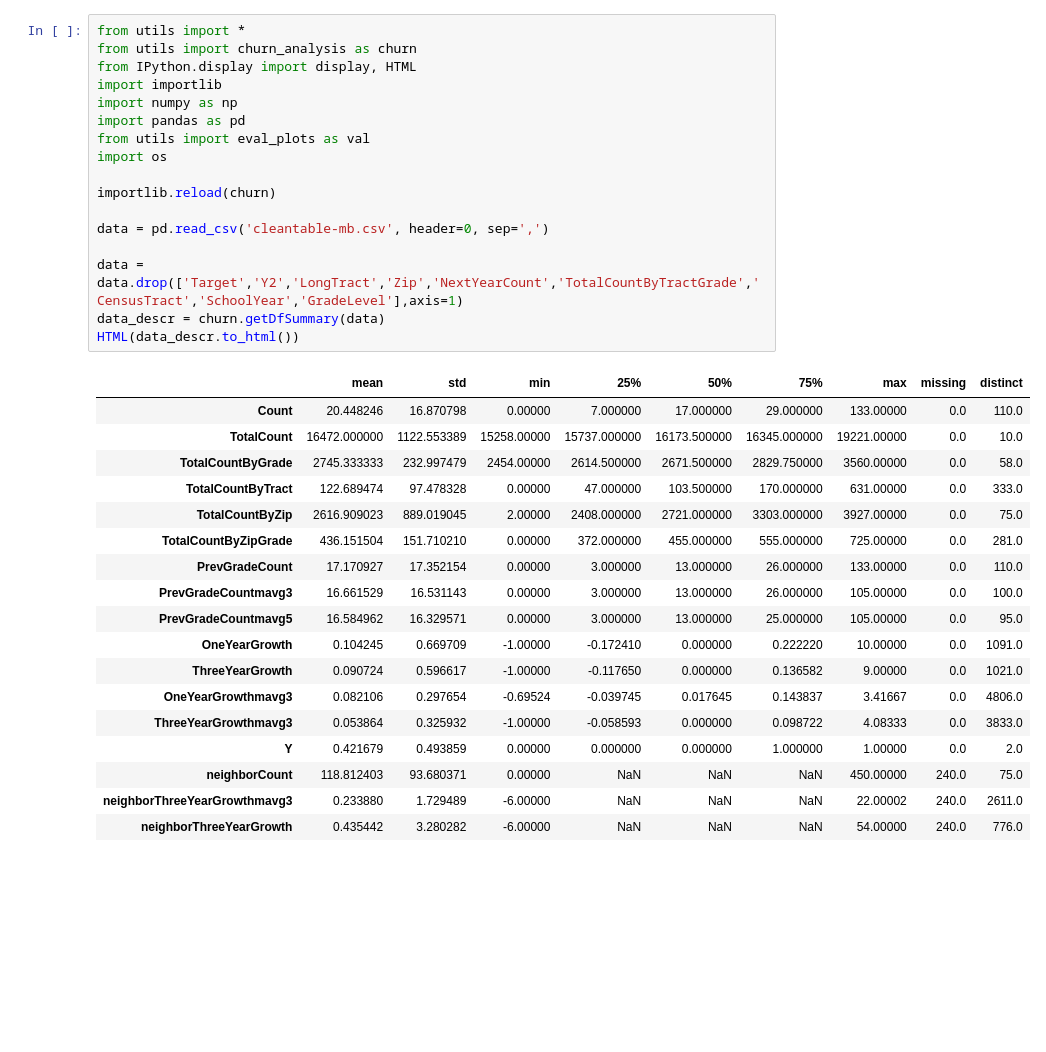
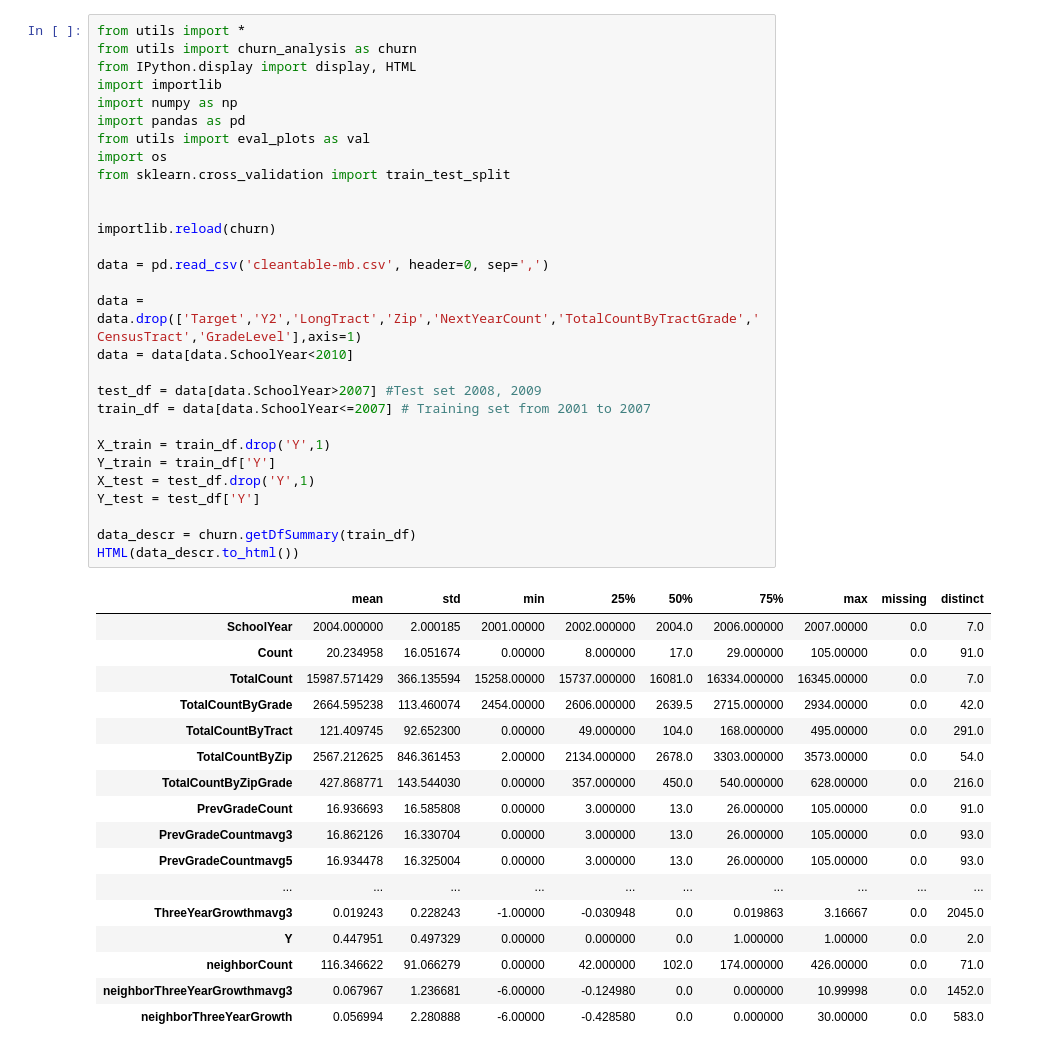
Before and after one commit to osuhomebase/NYUDataScience1001-edTech, a Jupyter notebook: CovarianceAnalysis.ipynb, the cells around one changed output. Cells and saved outputs as stored; diff of their text form; blank space fills up the shorter version.

```diff
--- a/CovarianceAnalysis.ipynb
+++ b/CovarianceAnalysis.ipynb
@@ -1,39 +1,50 @@
 # %%
 from utils import *
 from utils import churn_analysis as churn
 from IPython.display import display, HTML
 import importlib
 import numpy as np
 import pandas as pd
 from utils import eval_plots as val
 import os
+from sklearn.cross_validation import train_test_split
+
 
 importlib.reload(churn)
 
 data = pd.read_csv('cleantable-mb.csv', header=0, sep=',')
 
-data = data.drop(['Target','Y2','LongTract','Zip','NextYearCount','TotalCountByTractGrade','CensusTract','SchoolYear','GradeLevel'],axis=1)
-data_descr = churn.getDfSummary(data)
+data = data.drop(['Target','Y2','LongTract','Zip','NextYearCount','TotalCountByTractGrade','CensusTract','GradeLevel'],axis=1)
+data = data[data.SchoolYear<2010]
+
+test_df = data[data.SchoolYear>2007] #Test set 2008, 2009
+train_df = data[data.SchoolYear<=2007] # Training set from 2001 to 2007
+
+X_train = train_df.drop('Y',1)
+Y_train = train_df['Y']
+X_test = test_df.drop('Y',1)
+Y_test = test_df['Y']
+
+data_descr = churn.getDfSummary(train_df)
 HTML(data_descr.to_html())
 # %% [output]
 |  | mean | std | min | 25% | 50% | 75% | max | missing | distinct |
-| Count | 20.448246 | 16.870798 | 0.00000 | 7.000000 | 17.000000 | 29.000000 | 133.00000 | 0.0 | 110.0 |
-| TotalCount | 16472.000000 | 1122.553389 | 15258.00000 | 15737.000000 | 16173.500000 | 16345.000000 | 19221.00000 | 0.0 | 10.0 |
-| TotalCountByGrade | 2745.333333 | 232.997479 | 2454.00000 | 2614.500000 | 2671.500000 | 2829.750000 | 3560.00000 | 0.0 | 58.0 |
-| TotalCountByTract | 122.689474 | 97.478328 | 0.00000 | 47.000000 | 103.500000 | 170.000000 | 631.00000 | 0.0 | 333.0 |
-| TotalCountByZip | 2616.909023 | 889.019045 | 2.00000 | 2408.000000 | 2721.000000 | 3303.000000 | 3927.00000 | 0.0 | 75.0 |
-| TotalCountByZipGrade | 436.151504 | 151.710210 | 0.00000 | 372.000000 | 455.000000 | 555.000000 | 725.00000 | 0.0 | 281.0 |
-| PrevGradeCount | 17.170927 | 17.352154 | 0.00000 | 3.000000 | 13.000000 | 26.000000 | 133.00000 | 0.0 | 110.0 |
-| PrevGradeCountmavg3 | 16.661529 | 16.531143 | 0.00000 | 3.000000 | 13.000000 | 26.000000 | 105.00000 | 0.0 | 100.0 |
-| PrevGradeCountmavg5 | 16.584962 | 16.329571 | 0.00000 | 3.000000 | 13.000000 | 25.000000 | 105.00000 | 0.0 | 95.0 |
-| OneYearGrowth | 0.104245 | 0.669709 | -1.00000 | -0.172410 | 0.000000 | 0.222220 | 10.00000 | 0.0 | 1091.0 |
-| ThreeYearGrowth | 0.090724 | 0.596617 | -1.00000 | -0.117650 | 0.000000 | 0.136582 | 9.00000 | 0.0 | 1021.0 |
-| OneYearGrowthmavg3 | 0.082106 | 0.297654 | -0.69524 | -0.039745 | 0.017645 | 0.143837 | 3.41667 | 0.0 | 4806.0 |
-| ThreeYearGrowthmavg3 | 0.053864 | 0.325932 | -1.00000 | -0.058593 | 0.000000 | 0.098722 | 4.08333 | 0.0 | 3833.0 |
-| Y | 0.421679 | 0.493859 | 0.00000 | 0.000000 | 0.000000 | 1.000000 | 1.00000 | 0.0 | 2.0 |
-| neighborCount | 118.812403 | 93.680371 | 0.00000 | NaN | NaN | NaN | 450.00000 | 240.0 | 75.0 |
-| neighborThreeYearGrowthmavg3 | 0.233880 | 1.729489 | -6.00000 | NaN | NaN | NaN | 22.00002 | 240.0 | 2611.0 |
-| neighborThreeYearGrowth | 0.435442 | 3.280282 | -6.00000 | NaN | NaN | NaN | 54.00000 | 240.0 | 776.0 |
+| SchoolYear | 2004.000000 | 2.000185 | 2001.00000 | 2002.000000 | 2004.0 | 2006.000000 | 2007.00000 | 0.0 | 7.0 |
+| Count | 20.234958 | 16.051674 | 0.00000 | 8.000000 | 17.0 | 29.000000 | 105.00000 | 0.0 | 91.0 |
+| TotalCount | 15987.571429 | 366.135594 | 15258.00000 | 15737.000000 | 16081.0 | 16334.000000 | 16345.00000 | 0.0 | 7.0 |
+| TotalCountByGrade | 2664.595238 | 113.460074 | 2454.00000 | 2606.000000 | 2639.5 | 2715.000000 | 2934.00000 | 0.0 | 42.0 |
+| TotalCountByTract | 121.409745 | 92.652300 | 0.00000 | 49.000000 | 104.0 | 168.000000 | 495.00000 | 0.0 | 291.0 |
+| TotalCountByZip | 2567.212625 | 846.361453 | 2.00000 | 2134.000000 | 2678.0 | 3303.000000 | 3573.00000 | 0.0 | 54.0 |
+| TotalCountByZipGrade | 427.868771 | 143.544030 | 0.00000 | 357.000000 | 450.0 | 540.000000 | 628.00000 | 0.0 | 216.0 |
+| PrevGradeCount | 16.936693 | 16.585808 | 0.00000 | 3.000000 | 13.0 | 26.000000 | 105.00000 | 0.0 | 91.0 |
+| PrevGradeCountmavg3 | 16.862126 | 16.330704 | 0.00000 | 3.000000 | 13.0 | 26.000000 | 105.00000 | 0.0 | 93.0 |
+| PrevGradeCountmavg5 | 16.934478 | 16.325004 | 0.00000 | 3.000000 | 13.0 | 26.000000 | 105.00000 | 0.0 | 93.0 |
+| ... | ... | ... | ... | ... | ... | ... | ... | ... | ... |
+| ThreeYearGrowthmavg3 | 0.019243 | 0.228243 | -1.00000 | -0.030948 | 0.0 | 0.019863 | 3.16667 | 0.0 | 2045.0 |
+| Y | 0.447951 | 0.497329 | 0.00000 | 0.000000 | 0.0 | 1.000000 | 1.00000 | 0.0 | 2.0 |
+| neighborCount | 116.346622 | 91.066279 | 0.00000 | 42.000000 | 102.0 | 174.000000 | 426.00000 | 0.0 | 71.0 |
+| neighborThreeYearGrowthmavg3 | 0.067967 | 1.236681 | -6.00000 | -0.124980 | 0.0 | 0.000000 | 10.99998 | 0.0 | 1452.0 |
+| neighborThreeYearGrowth | 0.056994 | 2.280888 | -6.00000 | -0.428580 | 0.0 | 0.000000 | 30.00000 | 0.0 | 583.0 |
 # %%
 %matplotlib inline
 import importlib
```
Also changed, not shown: parts of 3 cells of this notebook, 1 other file.
